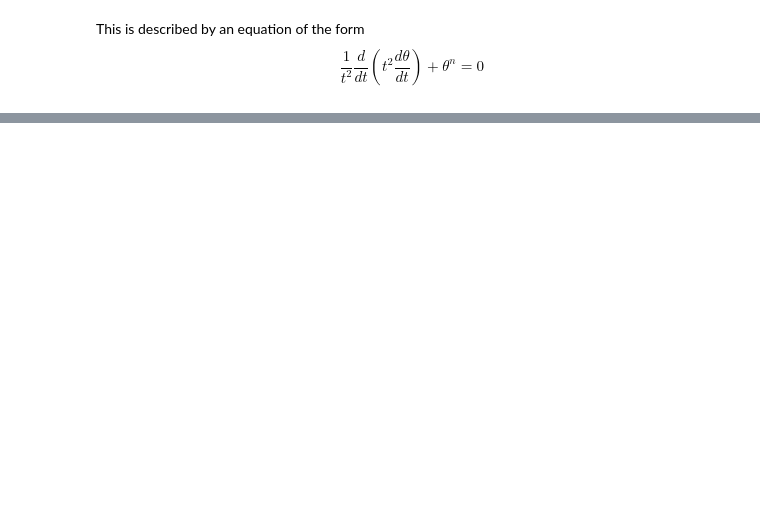
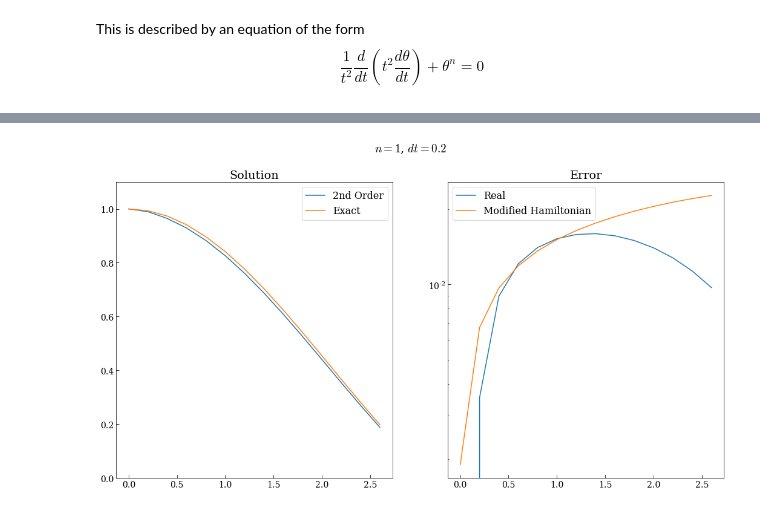
Before and after one commit to mseri/contact-integrators, a Jupyter notebook: The Lane-Emden Model-Error Analysis.ipynb, the cells around one changed output, grey strips where cells are left out. Saved outputs shown, nothing was run; the diff lists cells and outputs as text; code cells hidden in the pictures; blank space fills up the shorter version.

```diff
--- a/The Lane-Emden Model-Error Analysis.ipynb
+++ b/The Lane-Emden Model-Error Analysis.ipynb
@@ -75 +97,45 @@ plt.show()
+# %%
+n = 1
+le = LaneEmden(n)
+dt = 0.2
+tf = 2.7
+p0, q0 = (0,1)
+tspan = np.arange(0.0, tf, dt)
+
+exact = lambda t: np.sin(t)/t
+# Deal with limit t->0 by hand
+exact = exact(tspan)
+exact[0] = 1.0
+
+errq = lambda m, p0, q0: upper_error_bound(n,m,dt,p0,q0)
+errp = lambda m, p0, q0: upper_error_bound_p(n,m,dt,p0,q0)
+
+plt.figure(figsize=(18,9))
+plt.suptitle(f"$n={le.n}$, $dt={dt}$")
+sol, _, _ = ic.integrate(ic.step, le, tspan, p0, q0, 0.0)
+
+#p1, q1 = sol[:,0][1], sol[:,1][1]
+#solm1, _, _ = ic.integrate(ic.step6, le, tspan[1:], p1, q1, 0.0)
+#sole1, _, _ = ic.integrate(ic.step6e, le, tspan[1:], p1, q1, 0.0)
+
+plt.subplot(121)
+plt.title("Solution")
+plt.plot(tspan,sol[:,1],label="2nd Order")
+plt.plot(tspan, exact,
+         label="Exact")
+plt.ylim(0,1.1)
+plt.legend()
+
+plt.subplot(122)
+plt.title("Error")
+plt.plot(tspan,abs(sol[:,1]-exact),label="Real")
+plt.plot(tspan,np.cumsum([errq((m/dt),p0,q0) for m, p0, q0 in zip(tspan,sol[:,0],sol[:,1])]),
+         label="Modified Hamiltonian")
+plt.legend()
+plt.yscale("log")
+plt.legend()
+
+plt.show()
+# %% [output]
+[figure, added]
 # %%
```
Also changed, not shown: parts of 6 cells of this notebook.
